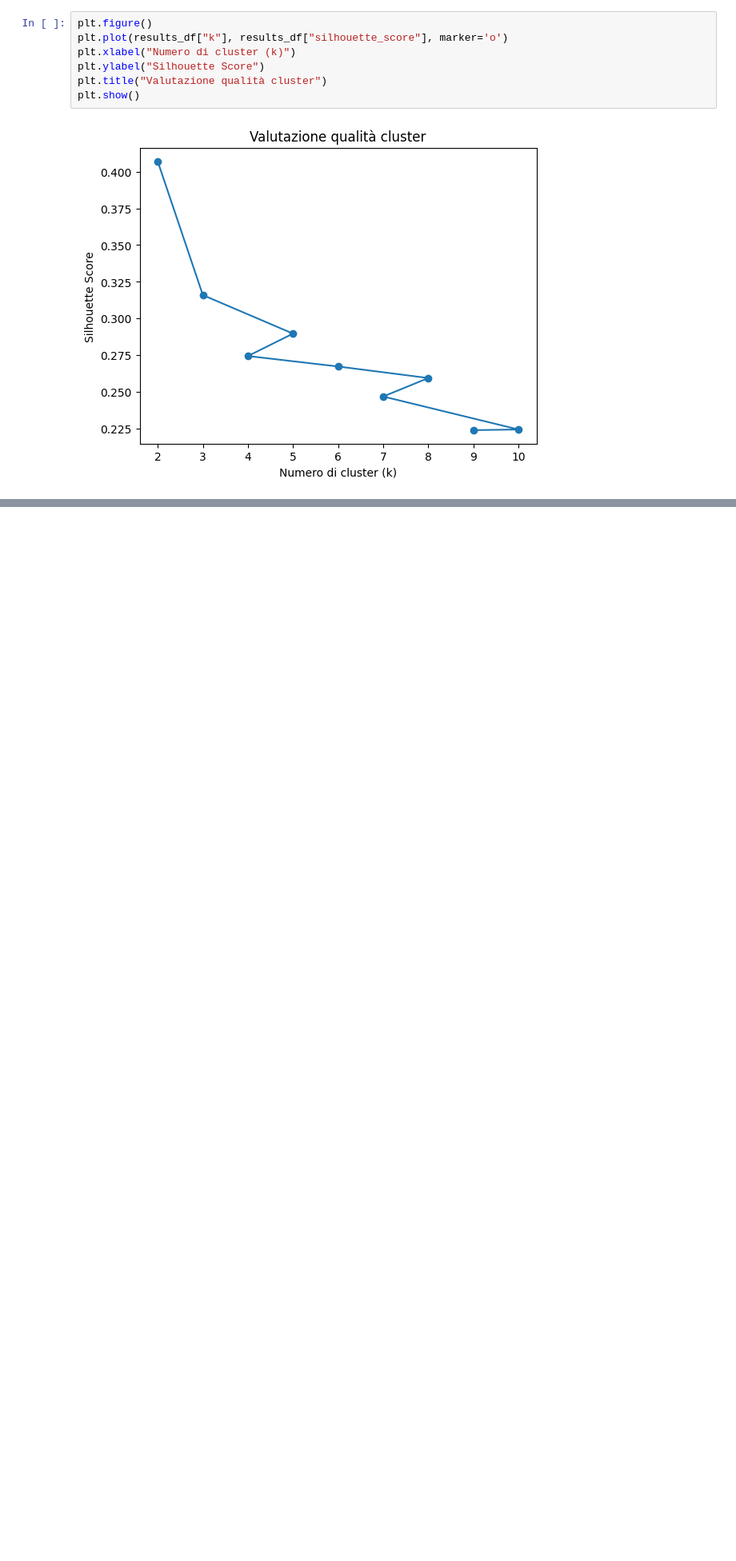
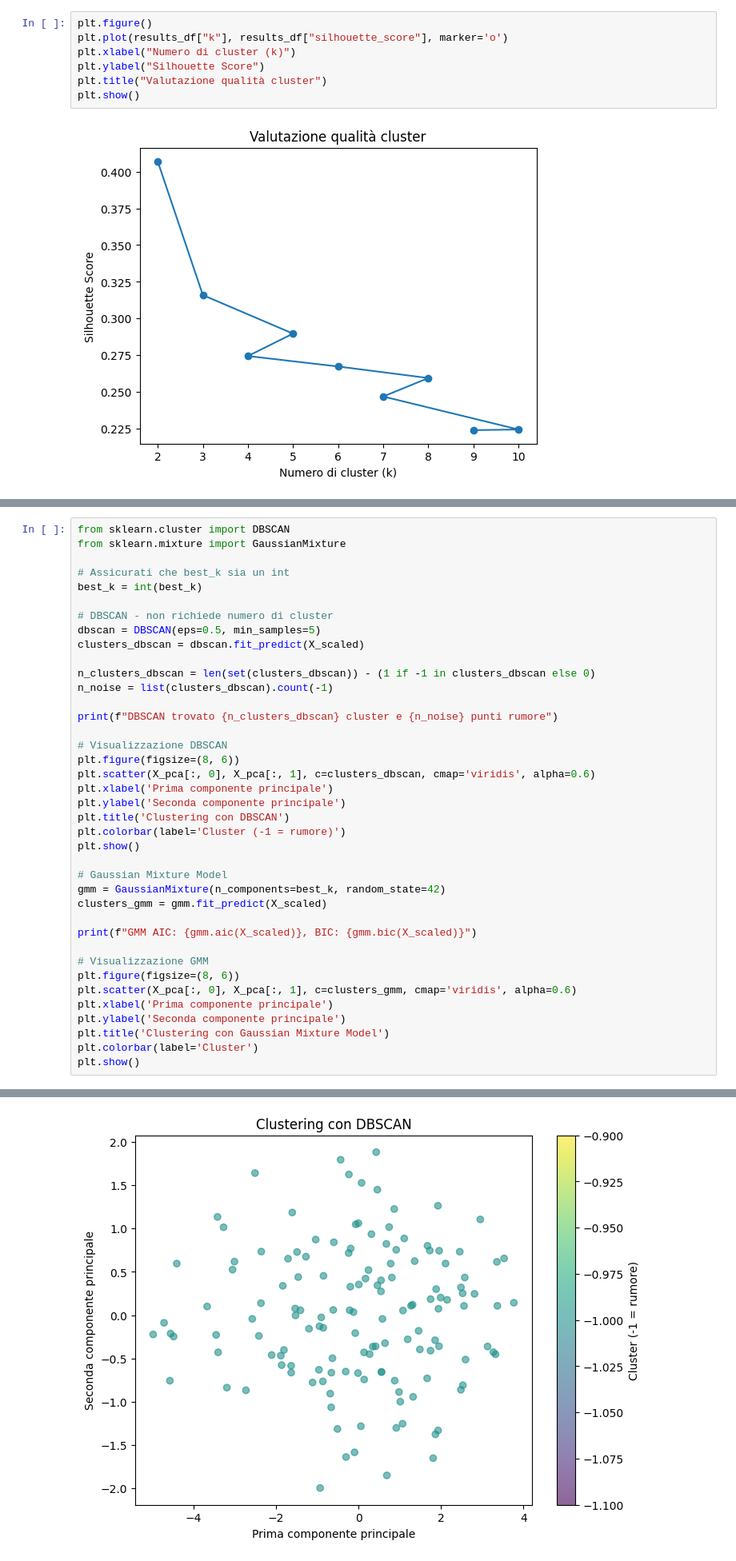
Before and after one commit to gaiacassinelli1/Project-Work, a Jupyter notebook: notebook/clustering.ipynb, the cells around one changed output, grey strips where cells are left out. Shown at 80% size. Cells and saved outputs as stored; diff of their text form; blank space fills up the shorter version.

```diff
--- a/notebook/clustering.ipynb
+++ b/notebook/clustering.ipynb
@@ -253,0 +314,40 @@ Miglior numero di cluster (Silhouette): 2.0
+# %%
+from sklearn.cluster import DBSCAN
+from sklearn.mixture import GaussianMixture
+
+# Assicurati che best_k sia un int
+best_k = int(best_k)
+
+# DBSCAN - non richiede numero di cluster
+dbscan = DBSCAN(eps=0.5, min_samples=5)
+clusters_dbscan = dbscan.fit_predict(X_scaled)
+
+n_clusters_dbscan = len(set(clusters_dbscan)) - (1 if -1 in clusters_dbscan else 0)
+n_noise = list(clusters_dbscan).count(-1)
+
+print(f"DBSCAN trovato {n_clusters_dbscan} cluster e {n_noise} punti rumore")
+
+# Visualizzazione DBSCAN
+plt.figure(figsize=(8, 6))
+plt.scatter(X_pca[:, 0], X_pca[:, 1], c=clusters_dbscan, cmap='viridis', alpha=0.6)
+plt.xlabel('Prima componente principale')
+plt.ylabel('Seconda componente principale')
+plt.title('Clustering con DBSCAN')
+plt.colorbar(label='Cluster (-1 = rumore)')
+plt.show()
+
+# Gaussian Mixture Model
+gmm = GaussianMixture(n_components=best_k, random_state=42)
+clusters_gmm = gmm.fit_predict(X_scaled)
+
+print(f"GMM AIC: {gmm.aic(X_scaled)}, BIC: {gmm.bic(X_scaled)}")
+
+# Visualizzazione GMM
+plt.figure(figsize=(8, 6))
+plt.scatter(X_pca[:, 0], X_pca[:, 1], c=clusters_gmm, cmap='viridis', alpha=0.6)
+plt.xlabel('Prima componente principale')
+plt.ylabel('Seconda componente principale')
+plt.title('Clustering con Gaussian Mixture Model')
+plt.colorbar(label='Cluster')
+plt.show()
+# %% [output]
@@ -253,0 +355 @@ Miglior numero di cluster (Silhouette): 2.0
+[figure, added]
```
Also changed, not shown: parts of 6 cells of this notebook, 2 other files.
